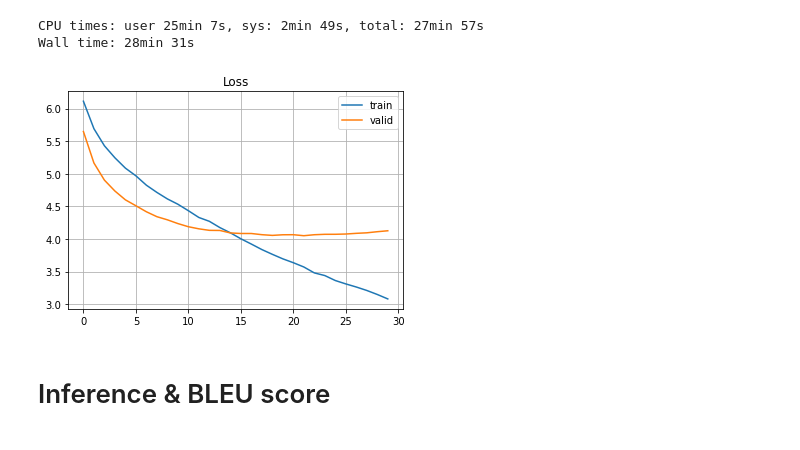
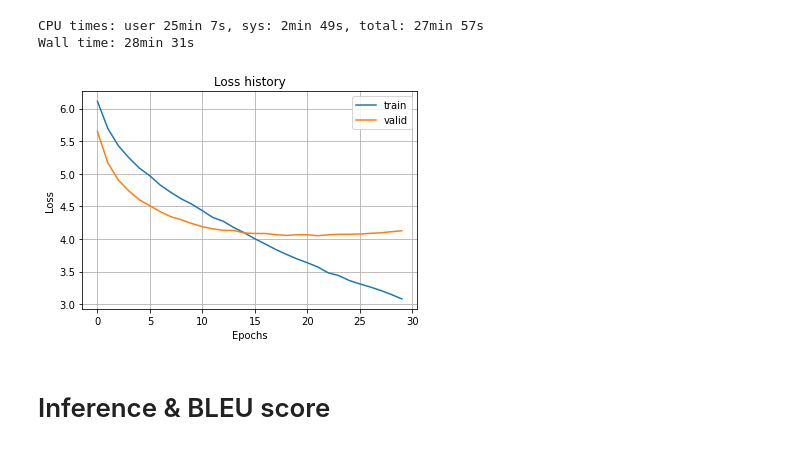
Before and after one commit to dksifoua/Neural-Machine-Translation, a Jupyter notebook: 1 - Seq2Seq Model Baseline.ipynb, the cells around one changed output. Drawn from its saved outputs; the diff is of its cells as text; code cells hidden in the pictures.

```diff
--- a/1 - Seq2Seq Model Baseline.ipynb
+++ b/1 - Seq2Seq Model Baseline.ipynb
@@ -450,12 +450,14 @@ Wall time: 28min 31s
 # %%
 plt.plot(history['loss'], label='train')
 plt.plot(history['val_loss'], label='valid')
-plt.title('Loss')
+plt.title('Loss history')
+plt.xlabel('Epochs')
+plt.ylabel('Loss')
 plt.legend()
 plt.grid(True)
 plt.show()
 # %% [output]
-[figure, old version]
+[figure, new version]
 # %%
 seq2seq.load_state_dict(torch.load('./saved_models/seq2seq-baseline.pt').get('model'))
 test_loss = valid_step(seq2seq, criterion, test_iterator,
```
Also changed, not shown: parts of 2 cells of this notebook.
